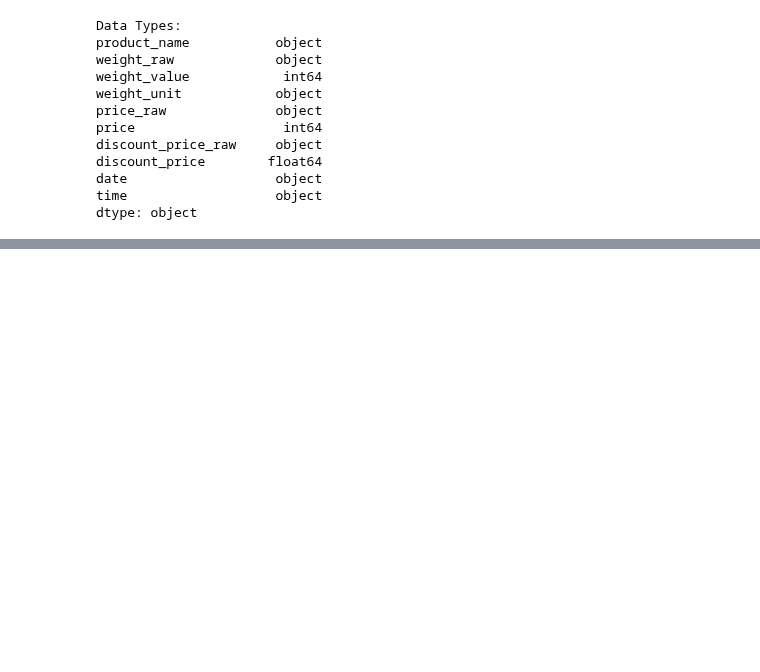
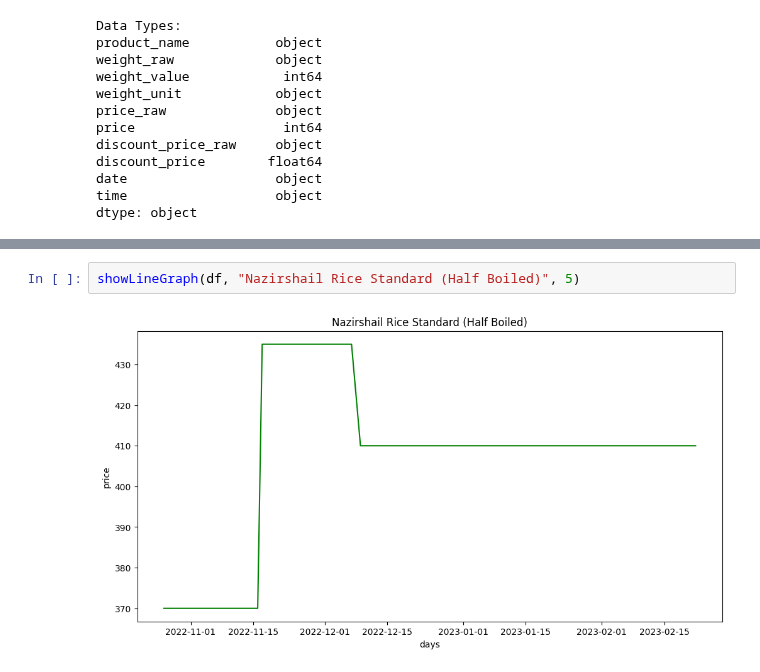
Before and after one commit to Shayokh144/Commodity_Price_Analysis_BD, a Jupyter notebook: visualization/notebook/BasicVisualization.ipynb, the cells around one changed output, grey strips where cells are left out. Drawn from its saved outputs; the diff is of its cells as text; blank space fills up the shorter version.

```diff
--- a/visualization/notebook/BasicVisualization.ipynb
+++ b/visualization/notebook/BasicVisualization.ipynb
@@ -68,0 +81,4 @@ createPlot(filteredDf, 'price', itemName)
+# %%
+showLineGraph(df, "Nazirshail Rice Standard (Half Boiled)", 5)
+# %% [output]
+[figure, added]
```
Also changed, not shown: parts of 5 cells of this notebook.
